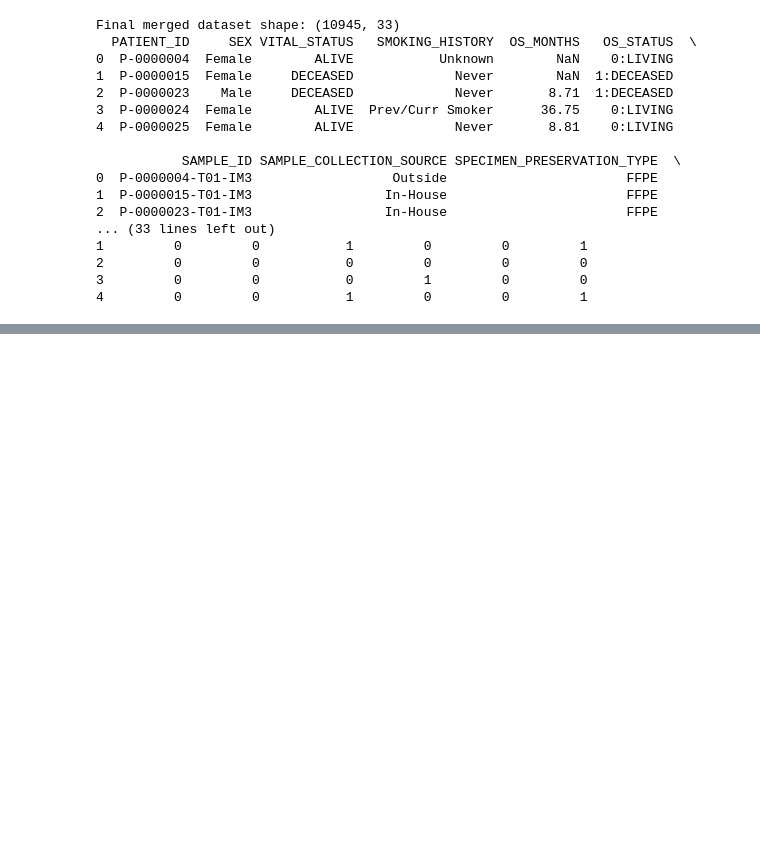
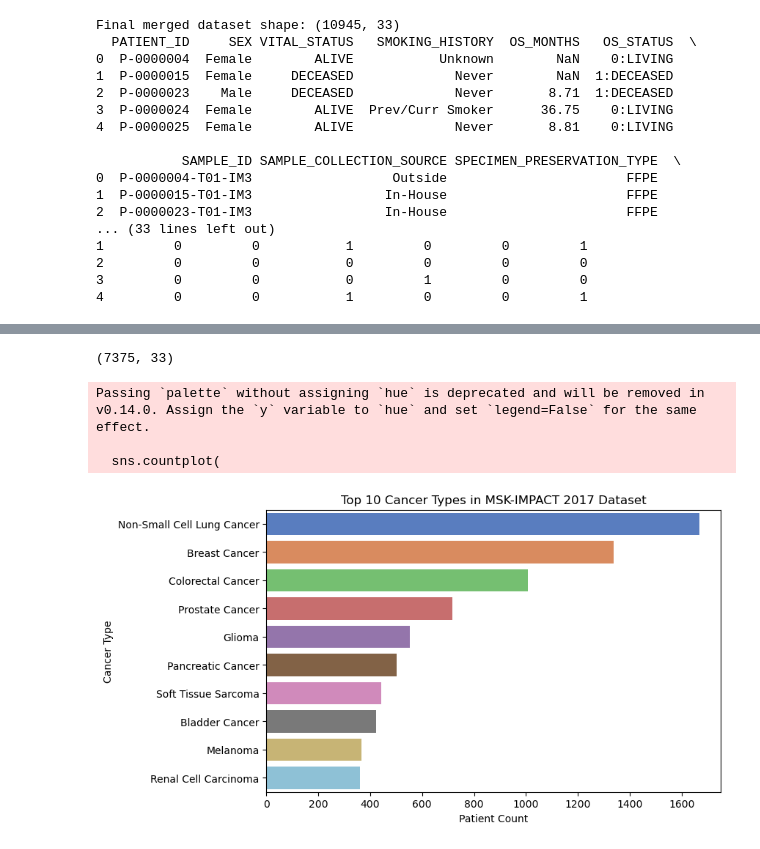
Before and after one commit to lindseyzh2/ehr-clinical-risk-model, a Jupyter notebook: eda.ipynb, the cells around one changed output, grey strips where cells are left out. Saved outputs shown, nothing was run; the diff lists cells and outputs as text; code cells hidden in the pictures; blank space fills up the shorter version.

Commit message:
Add basic exploratory data visualizations

```diff
--- a/eda.ipynb
+++ b/eda.ipynb
@@ -109,0 +131,31 @@ Final merged dataset shape: (10945, 33)
+# %%
+import seaborn as sns
+import matplotlib.pyplot as plt
+
+df_final.describe()
+
+top_5_types = df_final['CANCER_TYPE'].value_counts().head(10).index.tolist()
+cancer_type_df = df_final[df_final['CANCER_TYPE'].isin(top_5_types)]
+print(cancer_type_df.shape)
+# %% [output]
+(7375, 33)
+# %%
+plt.figure(figsize=(8, 5))
+
+# Check top cancer types visually
+sns.countplot(
+    data=cancer_type_df,
+    y="CANCER_TYPE",
+    order=cancer_type_df["CANCER_TYPE"].value_counts().index,
+    palette="muted",
+)
+
+plt.title('Top 10 Cancer Types in MSK-IMPACT 2017 Dataset')
+plt.xlabel('Patient Count')
+plt.ylabel('Cancer Type')
+plt.show()
+# %% [output]
+Passing `palette` without assigning `hue` is deprecated and will be removed in v0.14.0. Assign the `y` variable to `hue` and set `legend=False` for the same effect.
+
+  sns.countplot(
+[figure, added]
```
Also changed, not shown: parts of 8 cells of this notebook, 1 other file.
